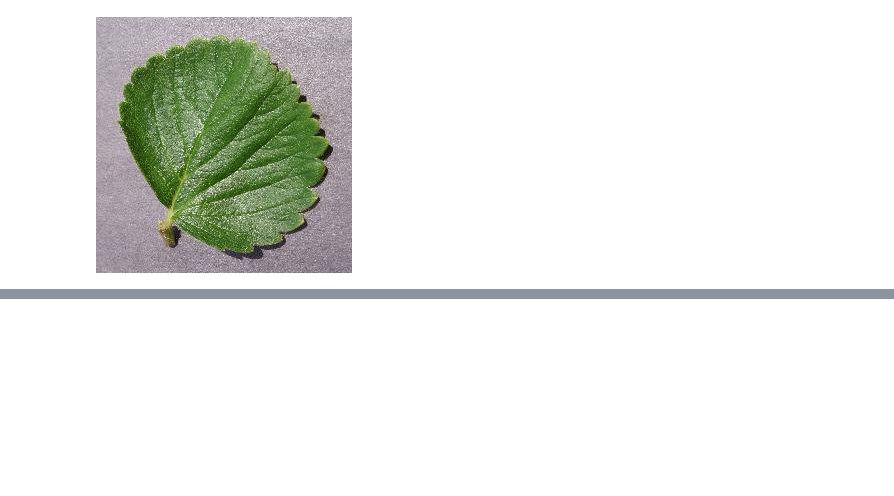
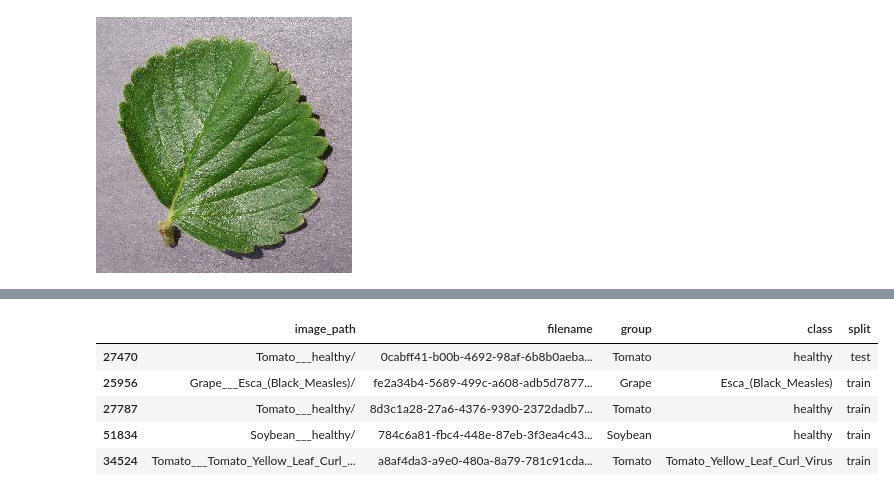
Before and after one commit to MLsound/CV2-PlantVillage, a Jupyter notebook: exploracion.ipynb, the cells around one changed output, grey strips where cells are left out. Saved outputs shown, nothing was run; the diff lists cells and outputs as text; code cells hidden in the pictures; blank space fills up the shorter version.

```diff
--- a/exploracion.ipynb
+++ b/exploracion.ipynb
@@ -275,0 +382,16 @@ image
+# %%
+# Disivión del dataset
+# (Ejemplo: 70% train, 15% validation, 15% test)
+try:
+        df_split = split_data(df.copy(), # Usar .copy() para no modificar el original directamente aquí
+                                target_column='class',
+                                test_size=0.2,
+                                validation_size=0.1,
+                                random_state=42) # Usa la semilla que prefieras
+
+except ValueError as e:
+        print(f"\nError al dividir los datos: {e}")
+except ImportError:
+        print("\nError: La biblioteca scikit-learn no está instalada. Por favor, instálala con 'pip install scikit-learn'")
+except Exception as e:
+        print(f"\nOcurrió un error inesperado: {e}")
@@ -275,0 +400,9 @@ image
+# %%
+df_split.sample(5)
+# %% [output]
+|  | image_path | filename | group | class | split |
+| 27470 | Tomato___healthy/ | 0cabff41-b00b-4692-98af-6b8b0aeba... | Tomato | healthy | test |
+| 25956 | Grape___Esca_(Black_Measles)/ | fe2a34b4-5689-499c-a608-adb5d7877... | Grape | Esca_(Black_Measles) | train |
+| 27787 | Tomato___healthy/ | 8d3c1a28-27a6-4376-9390-2372dadb7... | Tomato | healthy | train |
+| 51834 | Soybean___healthy/ | 784c6a81-fbc4-448e-87eb-3f3ea4c43... | Soybean | healthy | train |
+| 34524 | Tomato___Tomato_Yellow_Leaf_Curl_... | a8af4da3-a9e0-480a-8a79-781c91cda... | Tomato | Tomato_Yellow_Leaf_Curl_Virus | train |
```
Also changed, not shown: parts of 5 cells of this notebook.
